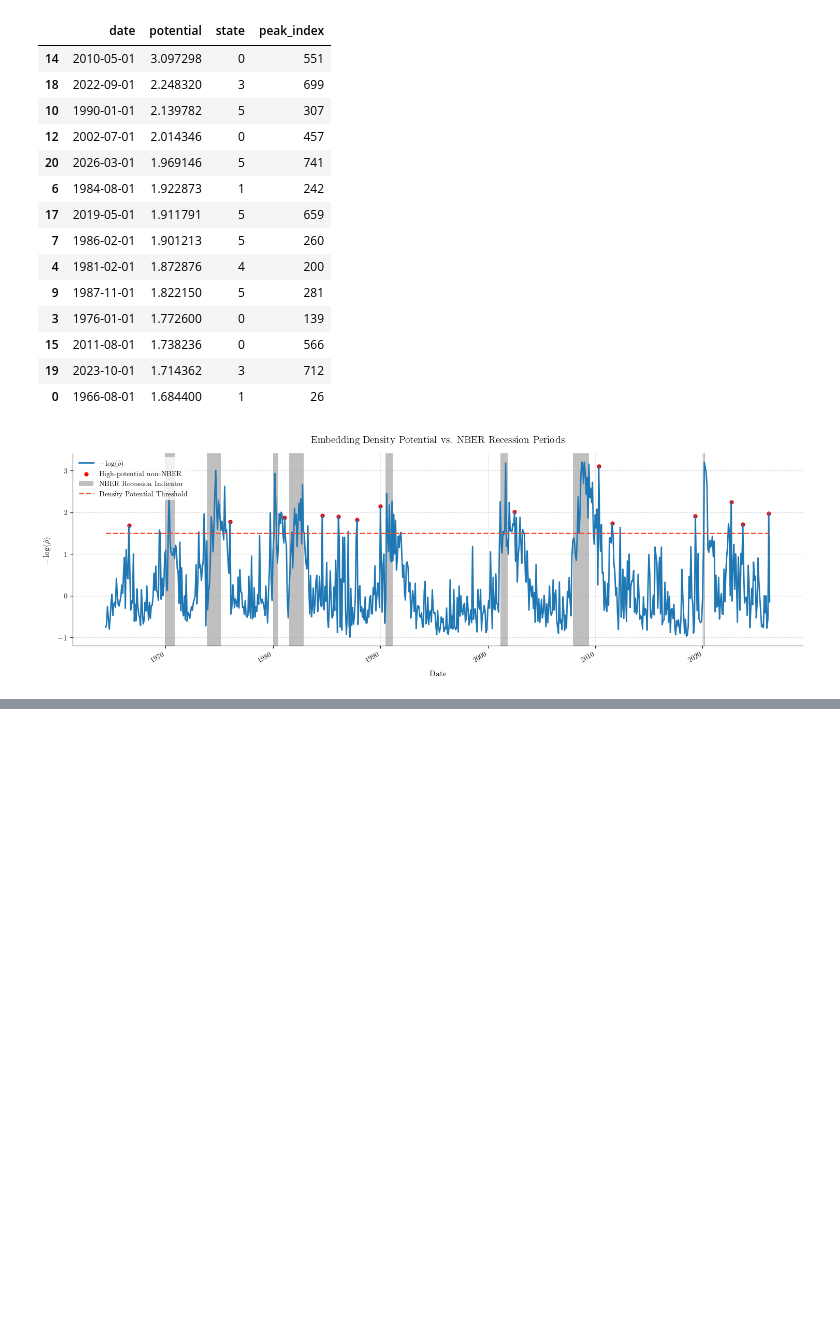
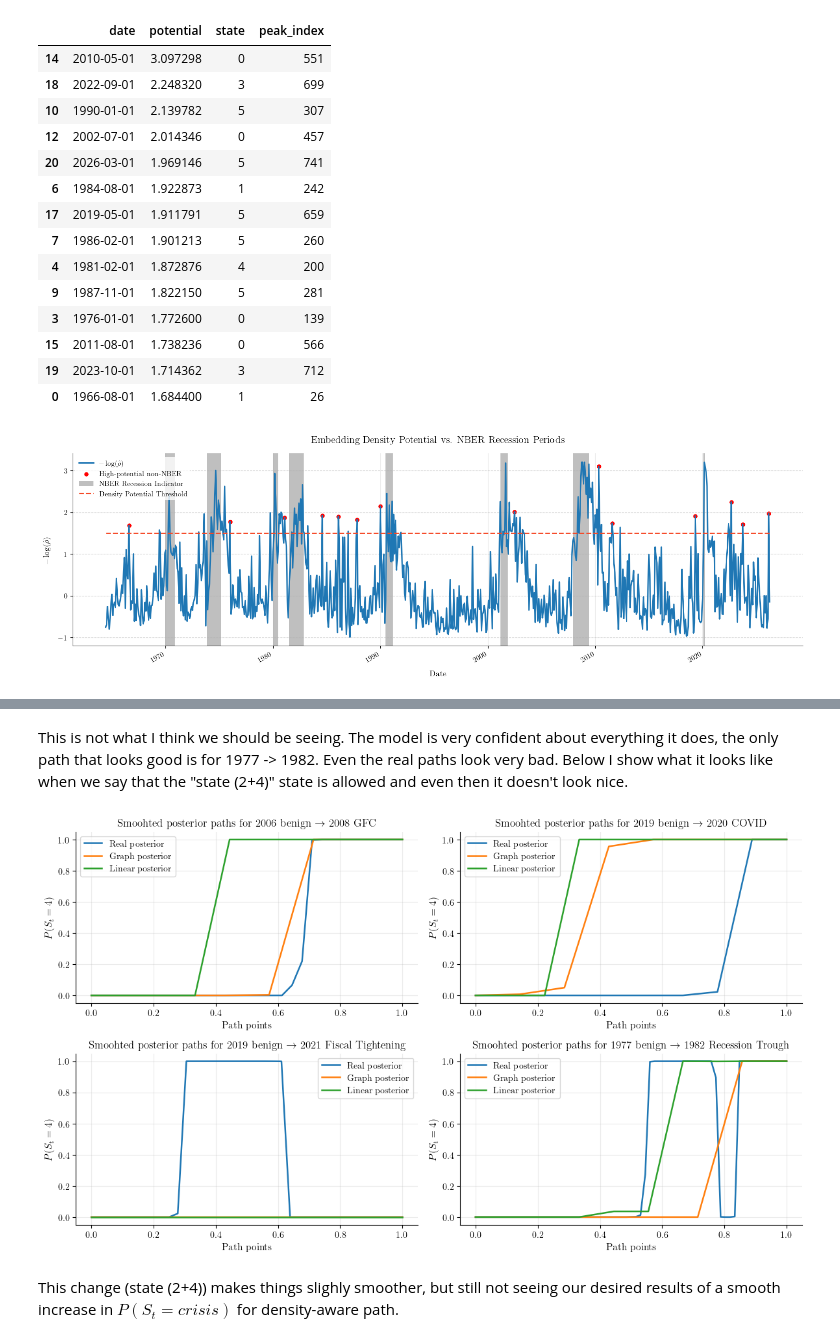
Before and after one commit to adamfowliee/JDKF_Starter, a Jupyter notebook: dissertation_brief/hmm_extension.ipynb, the cells around one changed output, grey strips where cells are left out. Drawn from its saved outputs; the diff is of its cells as text; code cells hidden in the pictures; blank space fills up the shorter version.

```diff
--- a/dissertation_brief/hmm_extension.ipynb
+++ b/dissertation_brief/hmm_extension.ipynb
@@ -539,0 +607,40 @@ plt.show()
+# %% [markdown]
+This is not what I think we should be seeing. The model is very confident about everything it does, the only path that looks good is for 1977 -> 1982. Even the real paths look very bad. Below I show what it looks like when we say that the "state (2+4)" state is allowed and even then it doesn't look nice.
+# %%
+fig, axes = plt.subplots(2,2, figsize=(12, 7))
+axes_flat = axes.ravel()
+crisis_states = [2, 4] # This has not been justified
+for (event, (start_idx, end_idx)), ax in zip(pairs.items(), axes_flat):
+    n_real = end_idx - start_idx + 1
+    idx_path = graph_path(A_dist_sym, beta=BETA, V=V, start=start_idx, end=end_idx)
+    coords = Psi[idx_path]; n_graph = len(idx_path)
+
+    lin = np.linspace(Psi[start_idx], Psi[end_idx], num=10)
+    lin_idx = [np.argmin(np.linalg.norm(Psi - p, axis=1)) for p in lin]
+    n_lin = len(lin_idx)
+
+    model = models[chosen_K]
+    posterior_all = model.predict_proba(Psi)
+
+
+    crisis_probability = posterior_all[:, crisis_states].sum(axis=1)
+
+    real_posterior_state = crisis_probability[start_idx:end_idx + 1]
+    graph_posterior_state = crisis_probability[idx_path]
+    lin_posterior_state = crisis_probability[lin_idx]
+
+    ax.plot(np.linspace(0,1,n_real), real_posterior_state, label="Real posterior")
+    ax.plot(np.linspace(0,1,n_graph), graph_posterior_state, label="Graph posterior")
+    ax.plot(np.linspace(0,1,n_lin), lin_posterior_state, label="Linear posterior")
+    ax.set_ylabel(r"$P(S_t = 4)$")
+    ax.set_xlabel("Path points")
+    ax.legend()
+    event_label = event.replace("->", r"$\rightarrow$")
+    ax.set_title(rf'Smoohted posterior paths for {event_label}')
+
+plt.tight_layout()
+plt.show()
+# %% [output]
+[figure, added]
+# %% [markdown]
+This change (state (2+4)) makes things slighly smoother, but still not seeing our desired results of a smooth increase in $P(S_t=crisis)$ for density-aware path.
```
Also changed, not shown: parts of 9 cells of this notebook, 1 other file.
